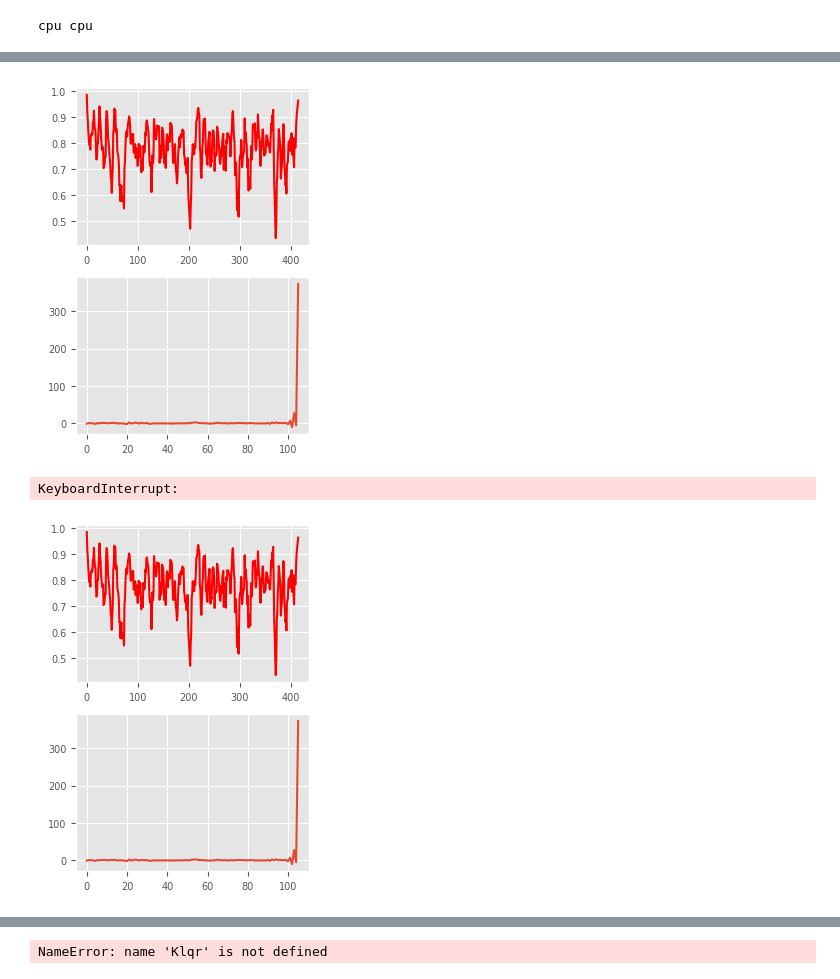
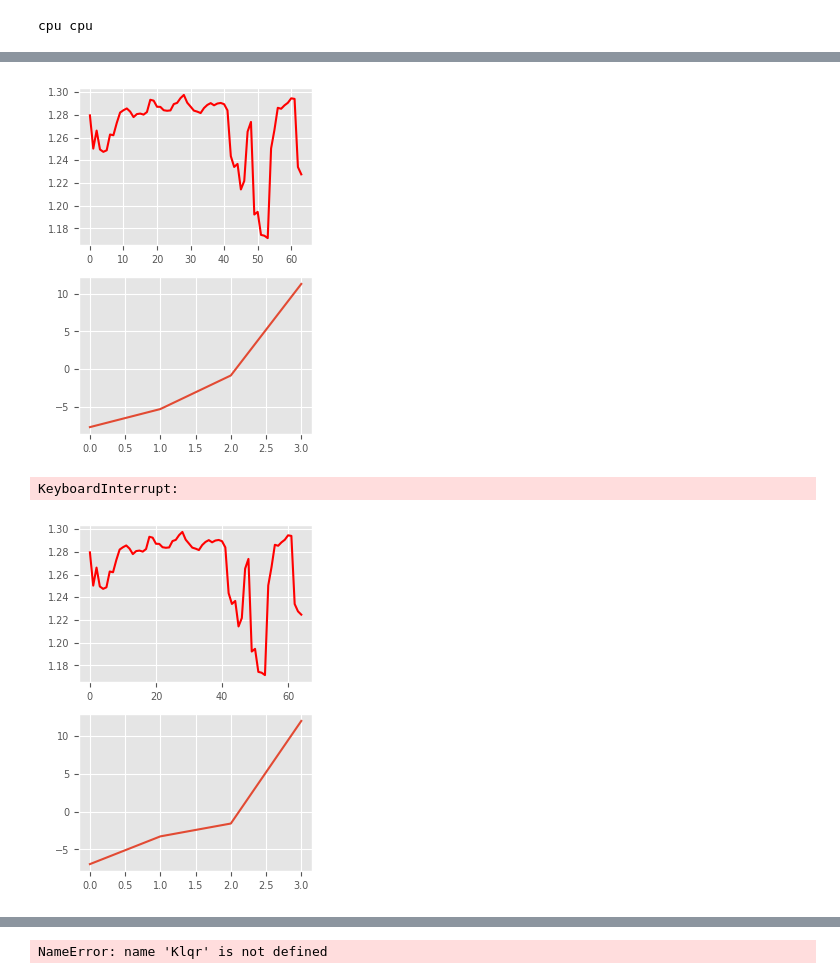
Before and after one commit to msramada/Near-Expert-WarmUp-Reinforcement-Learning, a Jupyter notebook: Main.ipynb, the cells around one changed output, grey strips where cells are left out. Saved outputs shown, nothing was run; the diff lists cells and outputs as text; code cells hidden in the pictures.

```diff
--- a/Main.ipynb
+++ b/Main.ipynb
@@ -27,7 +27,7 @@ FigDim2 = 1.5
 # Noise parameters Cov(w), Cov(v), respectively
 Q = 0.5 * torch.diag(1.0 * torch.ones(rx,)) #Filter covariance (typically is larger than true)
 Q_true = 0.1 * Q                            #True covariance
-R = 0.2 * torch.diag(1.0 * torch.ones(ry,))
+R = 0.1 * torch.diag(1.0 * torch.ones(ry,))
 
 # Linearized dynamic system:
 x_linearization = torch.tensor([[0, 0, 1, 1, 1, 1]], dtype = torch.float64).T
@@ -44,7 +44,7 @@ Klqr, _, _ = control.dlqr(torch.tensor([[1, 1],[0, 1]]), torch.tensor([[0, 1]]).
 #Klqr, _, _ = control.dlqr(A, B, Q_lqr, R_lqr)
 Klqr = - torch.from_numpy(Klqr)
 Klqr = torch.cat((Klqr,torch.zeros(1,4)), dim=1)
-
+Klqr_hyperstate = torch.cat((Klqr,torch.zeros(1,rx)), dim=1)
 # Define model object to be used by the extended Kalman filter
 model = Model(stateDynamics, measurementDynamics, f_Jacobian, g_Jacobian, Q, R)
 
@@ -70,8 +92,15 @@ RL_agent = ddpg(rx * 2,ru, hidden_dim, critic_lr, actor_lr,
 # %%
-
+Horizon_Length = 4
+NumberOf_Episodes = 1000
+actor_lr = 1e-5# * 10
+critic_lr = actor_lr * 10# * 100
+RL_agent.actor_lr = actor_lr
+RL_agent.critic_lr = critic_lr
+RollOuts = 1
+EffectiveHorizonLength = (1 - gamma ** Horizon_Length) / (1 - gamma)
+max_stageCost = 1e4
 rewards = []
 avg_rewards = []
-NumberOf_Episodes = 1000
 fig= plt.figure(figsize=(FigDim1,3 * FigDim2))
 plt.style.use('ggplot')
 plt.rc('xtick', labelsize=7) #fontsize of the x tick labels
@@ -85,11 +114,10 @@ for episode in range(NumberOf_Episodes):
     Exploration_std = (NumberOf_Episodes - episode) / NumberOf_Episodes
     for trail in range(RollOuts):
         # Initial conditions of this rollout
-        Cov0 = 1 * torch.diag(torch.rand(rx,))
+        Cov0 = 0.1 * torch.diag(torch.rand(rx,))
         #Cov0[1,1] = 0.5 * torch.rand(1,)
-        x0 = 10 * torch.randn(rx, 1)
-        x0[1] = 1 + 0.1 * torch.randn(1,)
-        x0[2] = -2 + 0.1 * torch.randn(1,)
+        x0 = 5 * torch.randn(rx, 1)
+        x0[2:6] = 1 + 0.1 * torch.randn(4, 1)
         Hyperstate.ChangeInitialStates(x0, Cov0)
         # Horizon of this rollout
         true_state = Hyperstate.Mean + sqrtm(Hyperstate.Covariance) @ torch.randn(rx, 1) #we might need next t-step
@@ -109,40 +137,40 @@ for episode in range(NumberOf_Episodes):
             reward = rewardFunction1(Hyperstate.Mean, Hyperstate.Covariance, action, Q_lqr, R_lqr, max_stageCost, true_state)
             Test_Magnitudes = torch.cat((state, action), dim=1)
             if ((Test_Magnitudes.abs() > 10000).sum() > 0):
-                reward = 0
+                reward = -100
                 print('Failure')
                 break
             # Advance to next hyperstate
             Hyperstate.ApplyEKF(action, measurement_Plus_realization)
             new_state = torch.cat((Hyperstate.Mean.T, torch.diag(Hyperstate.Covariance).unsqueeze(0)), dim=1)
             RL_agent.Buffer.push(state, action.T, reward, new_state)
             state = new_state
             episode_reward += reward * gamma ** k
             true_state = true_state_Plus
             xx_rec.append(Hyperstate.Mean[0].detach().numpy())
     if len(RL_agent.Buffer)>= batch_size:
         for jjj in  range(8):
             RL_agent.train_critic(batch_size)
         for jjj in  range(1):
             RL_agent.train_actor(batch_size*1)
 
     EffectiveHorizonLength = (1 - gamma ** k) / (1 - gamma)
     rewards.append(episode_reward.numpy() / (EffectiveHorizonLength * RollOuts))
     avg_rewards.append(np.mean(rewards[-5:]))
 
 
     if (True):
         plt.clf()
         plt.subplot(2, 1, 1)
         plt.plot(avg_rewards, 'r')
         plt.subplot(2, 1, 2)
         plt.plot(xx_rec)
         display.clear_output(wait=True)
         display.display(plt.gcf())
 # %% [output]
-[figure, old version]
+[figure, new version]
 KeyboardInterrupt:
-[figure, old version]
+[figure, new version]
 # %%
 plt.style.use('ggplot')
 fig= plt.figure(figsize=(FigDim1,FigDim2))
```
Also changed, not shown: parts of 4 cells of this notebook, 3 other files.
